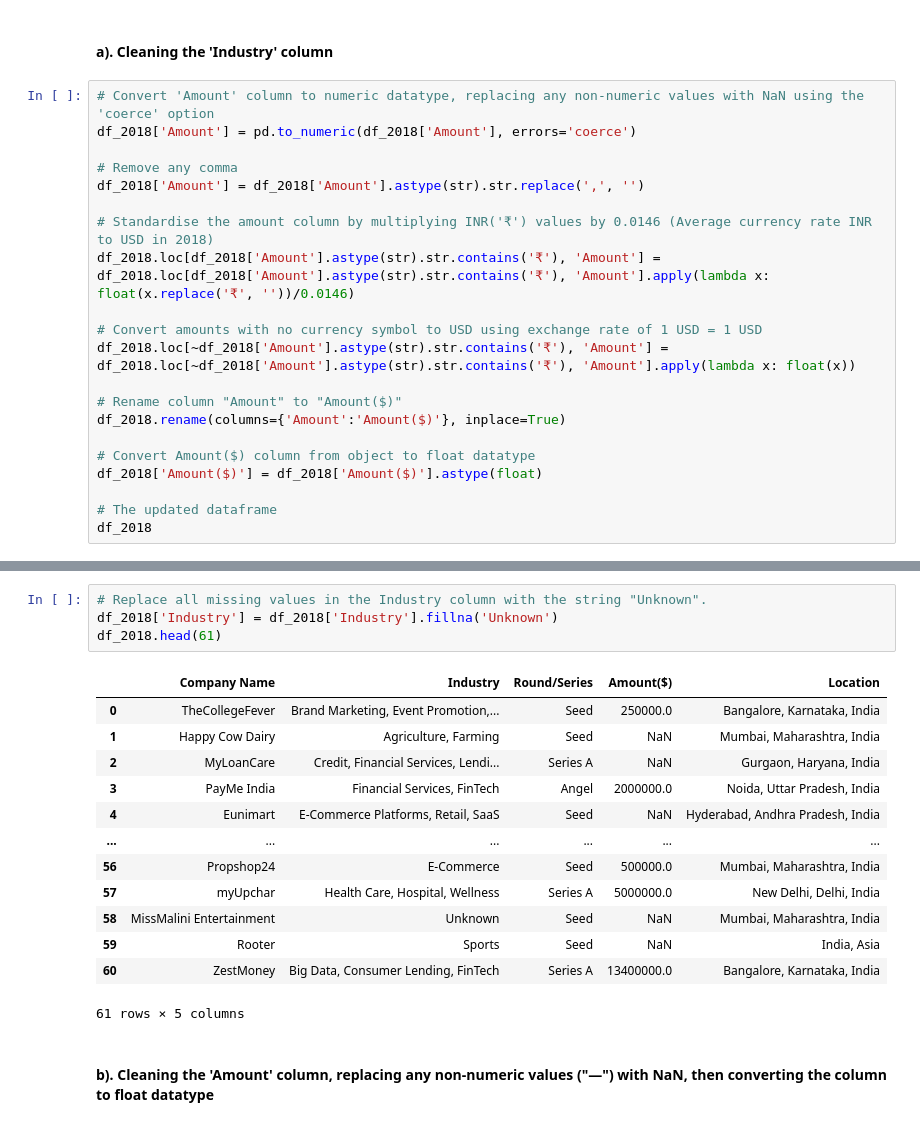
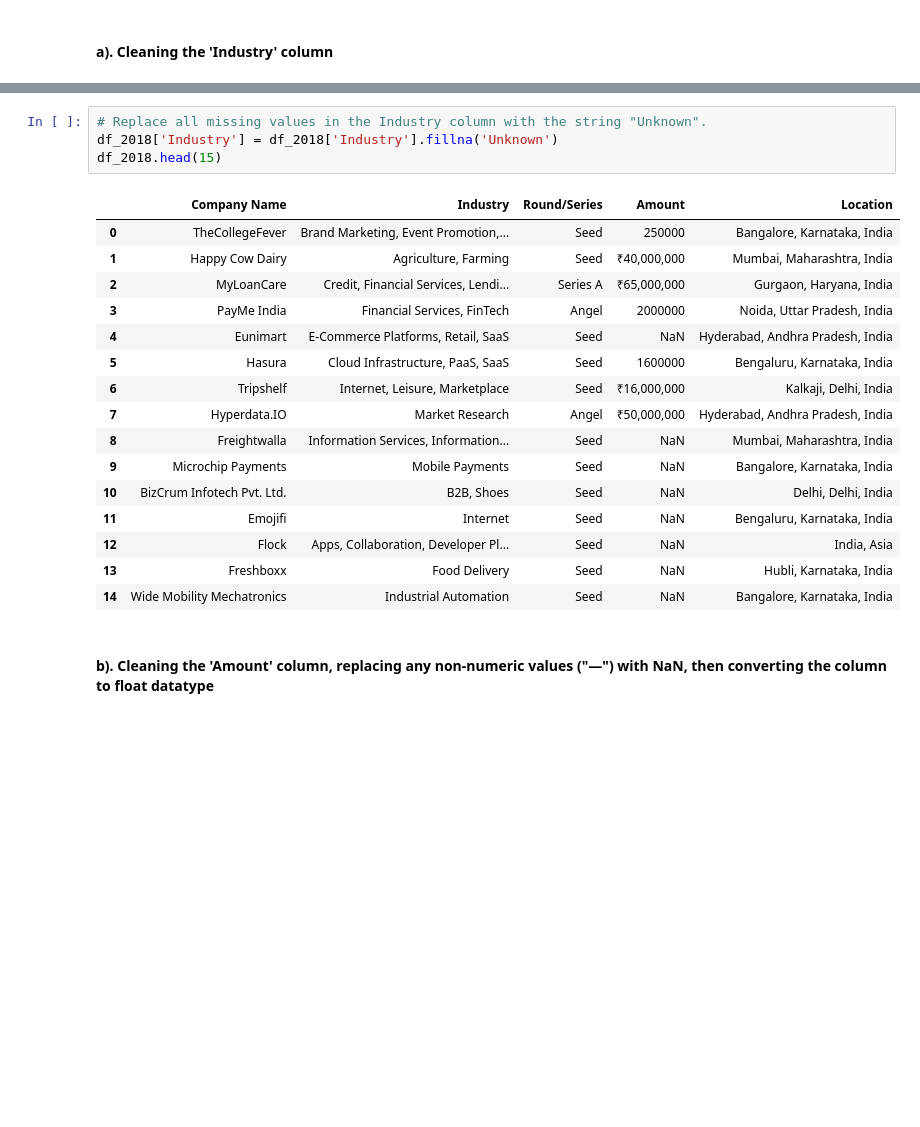
Before and after one commit to rasmodev/Analysis-of-Indian-Startup-Funding-2018-2021, a Jupyter notebook: Indian Startup Funding Analysis 2018 -2021.ipynb, the cells around one changed output, grey strips where cells are left out. Saved outputs shown, nothing was run; the diff lists cells and outputs as text; blank space fills up the shorter version.

```diff
--- a/Indian Startup Funding Analysis 2018 -2021.ipynb
+++ b/Indian Startup Funding Analysis 2018 -2021.ipynb
@@ -227,24 +227,3 @@ dtype: int64
 The DataFrame has 30 missing values in the 'Industry' column and 148 missing values in the 'Amount' column
 # %% [markdown]
 #### a). Cleaning the 'Industry' column
-# %%
-# Convert 'Amount' column to numeric datatype, replacing any non-numeric values with NaN using the 'coerce' option
-df_2018['Amount'] = pd.to_numeric(df_2018['Amount'], errors='coerce')
-
-# Remove any comma
-df_2018['Amount'] = df_2018['Amount'].astype(str).str.replace(',', '')
-
-# Standardise the amount column by multiplying INR('₹') values by 0.0146 (Average currency rate INR to USD in 2018)
-df_2018.loc[df_2018['Amount'].astype(str).str.contains('₹'), 'Amount'] = df_2018.loc[df_2018['Amount'].astype(str).str.contains('₹'), 'Amount'].apply(lambda x: float(x.replace('₹', ''))/0.0146)
-
-# Convert amounts with no currency symbol to USD using exchange rate of 1 USD = 1 USD
-df_2018.loc[~df_2018['Amount'].astype(str).str.contains('₹'), 'Amount'] = df_2018.loc[~df_2018['Amount'].astype(str).str.contains('₹'), 'Amount'].apply(lambda x: float(x))
-
-# Rename column "Amount" to "Amount($)"
-df_2018.rename(columns={'Amount':'Amount($)'}, inplace=True)
-
-# Convert Amount($) column from object to float datatype
-df_2018['Amount($)'] = df_2018['Amount($)'].astype(float)
-
-# The updated dataframe
-df_2018
@@ -265,20 +230,23 @@ df_2018
 # %%
 # Replace all missing values in the Industry column with the string "Unknown".
 df_2018['Industry'] = df_2018['Industry'].fillna('Unknown')
-df_2018.head(61)
+df_2018.head(15)
 # %% [output]
-|  | Company Name | Industry | Round/Series | Amount($) | Location |
-| 0 | TheCollegeFever | Brand Marketing, Event Promotion,... | Seed | 250000.0 | Bangalore, Karnataka, India |
-| 1 | Happy Cow Dairy | Agriculture, Farming | Seed | NaN | Mumbai, Maharashtra, India |
-| 2 | MyLoanCare | Credit, Financial Services, Lendi... | Series A | NaN | Gurgaon, Haryana, India |
-| 3 | PayMe India | Financial Services, FinTech | Angel | 2000000.0 | Noida, Uttar Pradesh, India |
+|  | Company Name | Industry | Round/Series | Amount | Location |
+| 0 | TheCollegeFever | Brand Marketing, Event Promotion,... | Seed | 250000 | Bangalore, Karnataka, India |
+| 1 | Happy Cow Dairy | Agriculture, Farming | Seed | ₹40,000,000 | Mumbai, Maharashtra, India |
+| 2 | MyLoanCare | Credit, Financial Services, Lendi... | Series A | ₹65,000,000 | Gurgaon, Haryana, India |
+| 3 | PayMe India | Financial Services, FinTech | Angel | 2000000 | Noida, Uttar Pradesh, India |
 | 4 | Eunimart | E-Commerce Platforms, Retail, SaaS | Seed | NaN | Hyderabad, Andhra Pradesh, India |
-| ... | ... | ... | ... | ... | ... |
-| 56 | Propshop24 | E-Commerce | Seed | 500000.0 | Mumbai, Maharashtra, India |
-| 57 | myUpchar | Health Care, Hospital, Wellness | Series A | 5000000.0 | New Delhi, Delhi, India |
-| 58 | MissMalini Entertainment | Unknown | Seed | NaN | Mumbai, Maharashtra, India |
-| 59 | Rooter | Sports | Seed | NaN | India, Asia |
-| 60 | ZestMoney | Big Data, Consumer Lending, FinTech | Series A | 13400000.0 | Bangalore, Karnataka, India |
+| 5 | Hasura | Cloud Infrastructure, PaaS, SaaS | Seed | 1600000 | Bengaluru, Karnataka, India |
+| 6 | Tripshelf | Internet, Leisure, Marketplace | Seed | ₹16,000,000 | Kalkaji, Delhi, India |
+| 7 | Hyperdata.IO | Market Research | Angel | ₹50,000,000 | Hyderabad, Andhra Pradesh, India |
+| 8 | Freightwalla | Information Services, Information... | Seed | NaN | Mumbai, Maharashtra, India |
+| 9 | Microchip Payments | Mobile Payments | Seed | NaN | Bangalore, Karnataka, India |
+| 10 | BizCrum Infotech Pvt. Ltd. | B2B, Shoes | Seed | NaN | Delhi, Delhi, India |
+| 11 | Emojifi | Internet | Seed | NaN | Bengaluru, Karnataka, India |
+| 12 | Flock | Apps, Collaboration, Developer Pl... | Seed | NaN | India, Asia |
+| 13 | Freshboxx | Food Delivery | Seed | NaN | Hubli, Karnataka, India |
+| 14 | Wide Mobility Mechatronics | Industrial Automation | Seed | NaN | Bangalore, Karnataka, India |
-61 rows × 5 columns
 # %% [markdown]
 #### b). Cleaning the 'Amount' column, replacing any non-numeric values ("—") with NaN, then converting the column to float datatype
```
Also changed, not shown: parts of 36 cells of this notebook, 1 other file.
